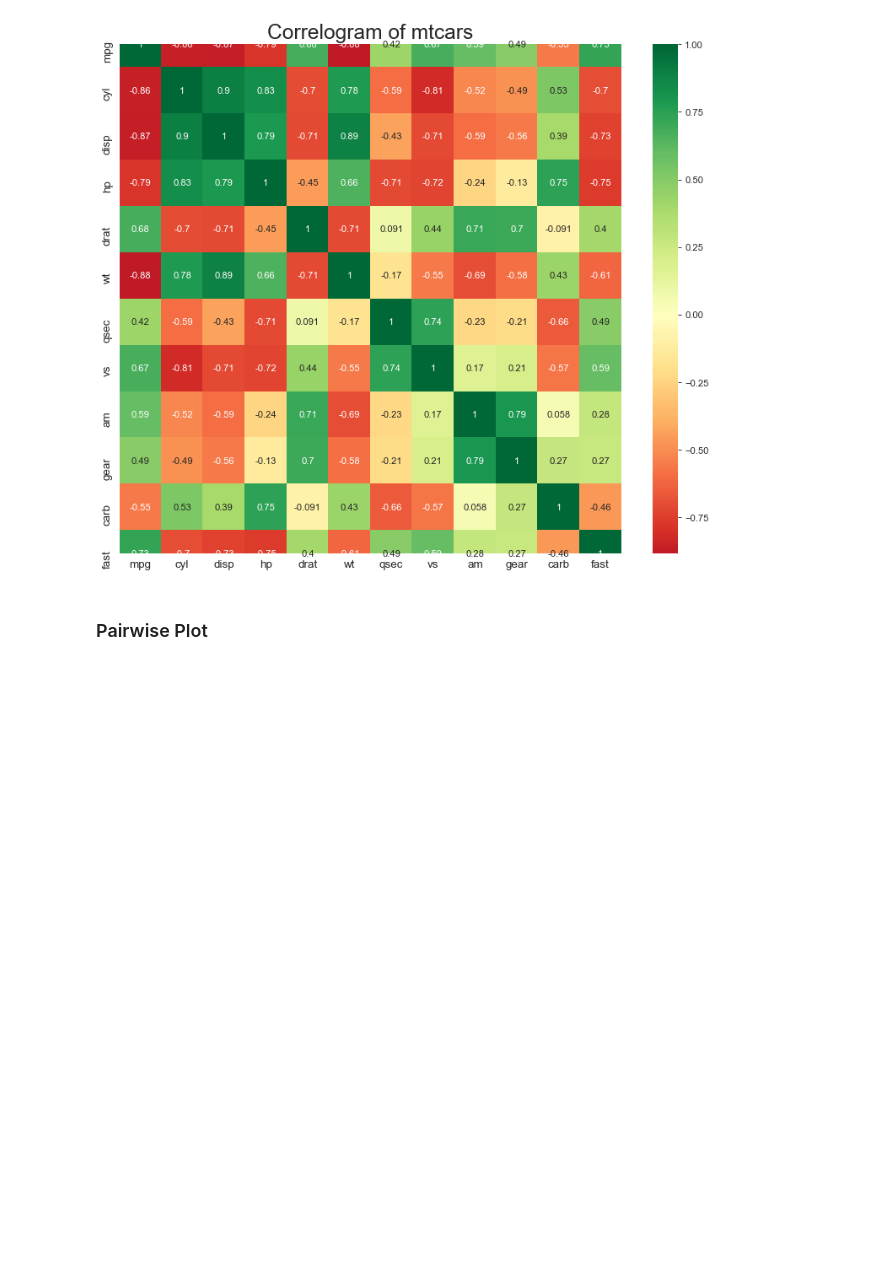
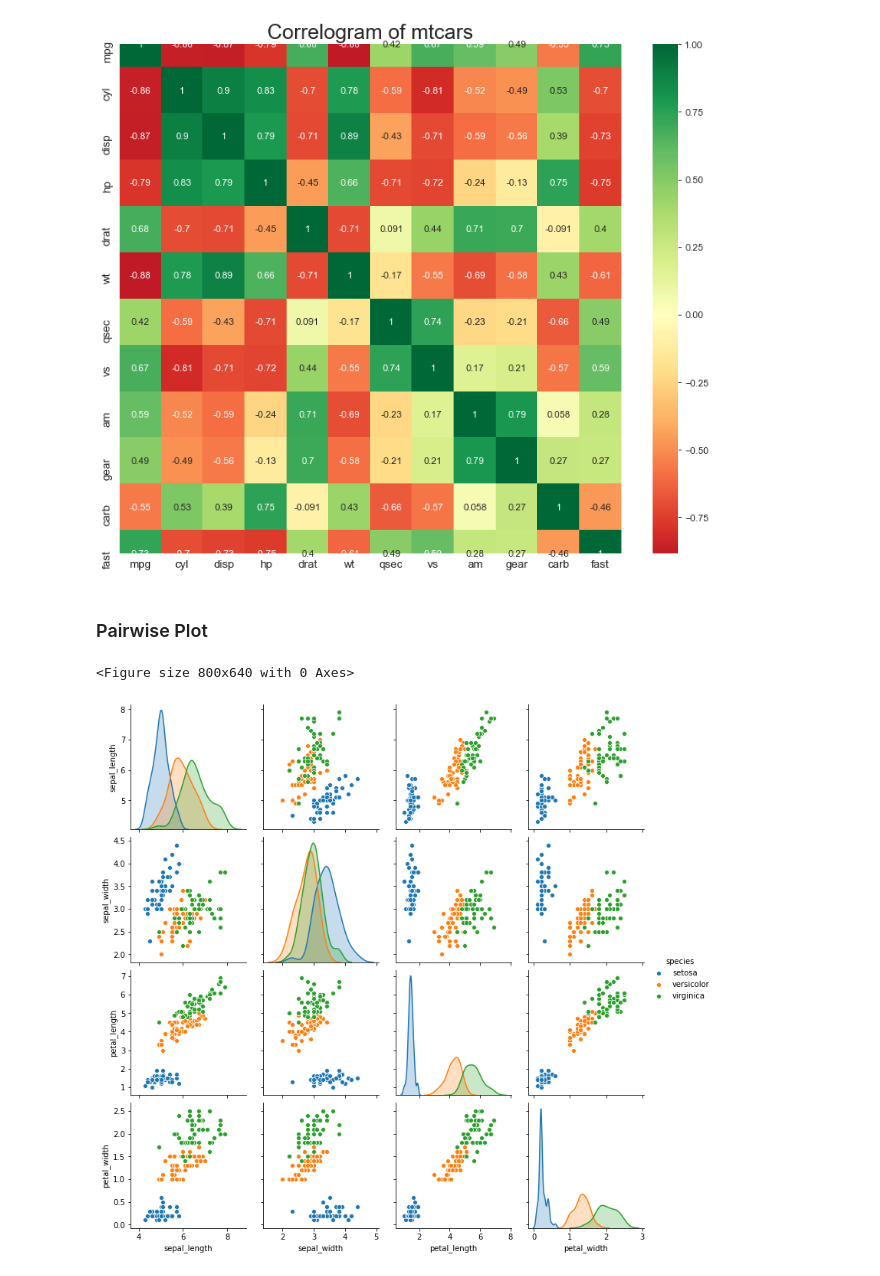
Before and after one commit to clelandgt/Python, a Jupyter notebook: Pandas/matplotlib/常用图形绘制1.ipynb, the cells around one changed output. Cells and saved outputs as stored; diff of their text form; code cells hidden in the pictures; blank space fills up the shorter version.

```diff
--- a/Pandas/matplotlib/常用图形绘制1.ipynb
+++ b/Pandas/matplotlib/常用图形绘制1.ipynb
@@ -73,6 +73,6 @@ mtcars_df.head(5)
 | 4 | 4.324350 | 8 | 360.0 | 175 | 3.15 | 3.440 | 17.02 | 0 | 0 | 3 | 2 | ... |
 # %%
 # iris
-iris_df = sns.load_dataset('iris')
+iris_df = read_csv('https://query.data.world/s/po3gxfpupsm27yt24imjs3vib6e4hk', remote=True)
 iris_df.head(5)
 # %% [output]
@@ -264,3 +280,10 @@ plt.show()
 [figure]
 # %% [markdown]
 ### Pairwise Plot
+# %%
+plt.figure(figsize=(10,8), dpi=80)
+sns.pairplot(iris_df[['sepal_length','sepal_width','petal_length','petal_width','species']], kind="scatter", hue='species')
+plt.show()
+# %% [output]
+<Figure size 800x640 with 0 Axes>
+[figure, added]
```
Also changed, not shown: parts of 14 cells of this notebook.
